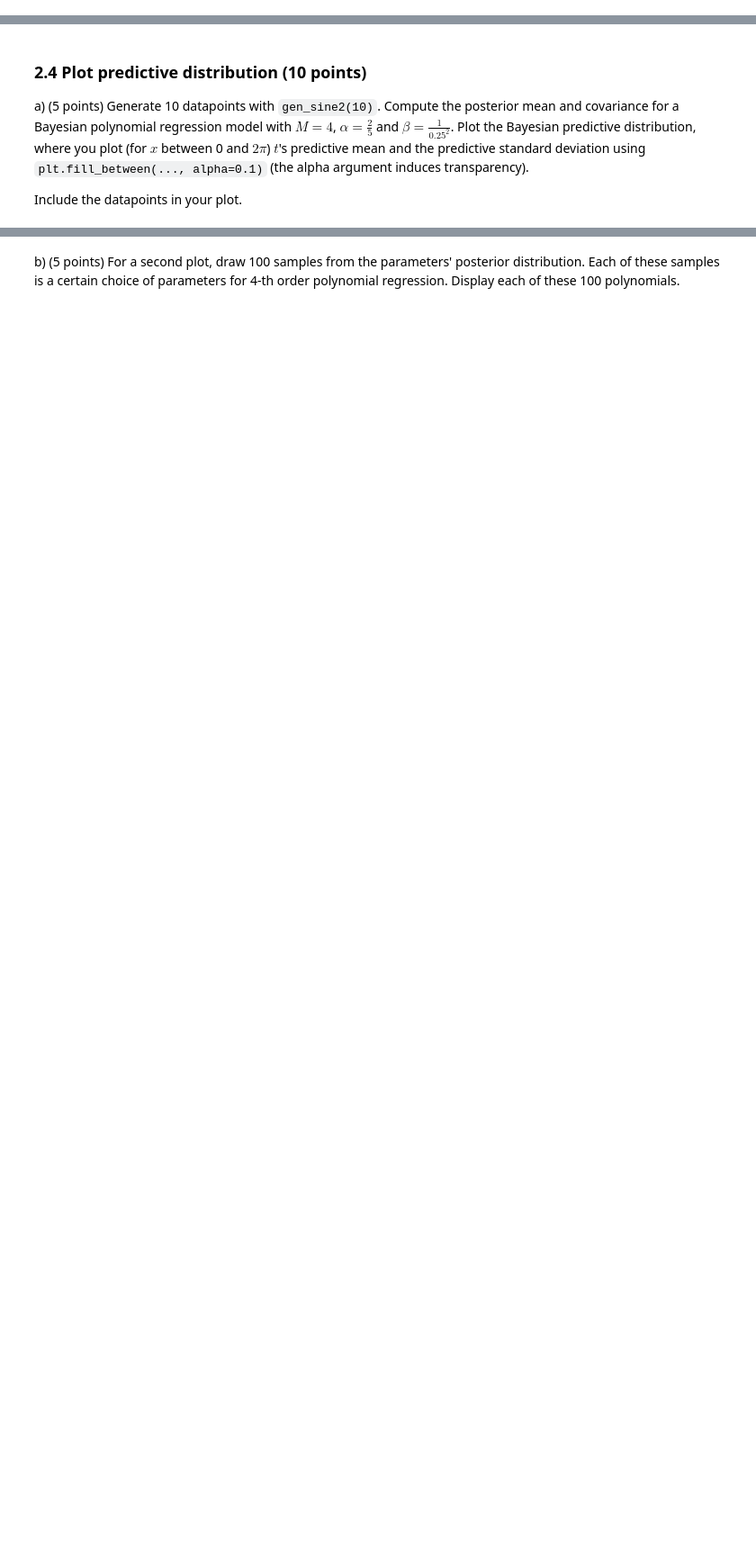
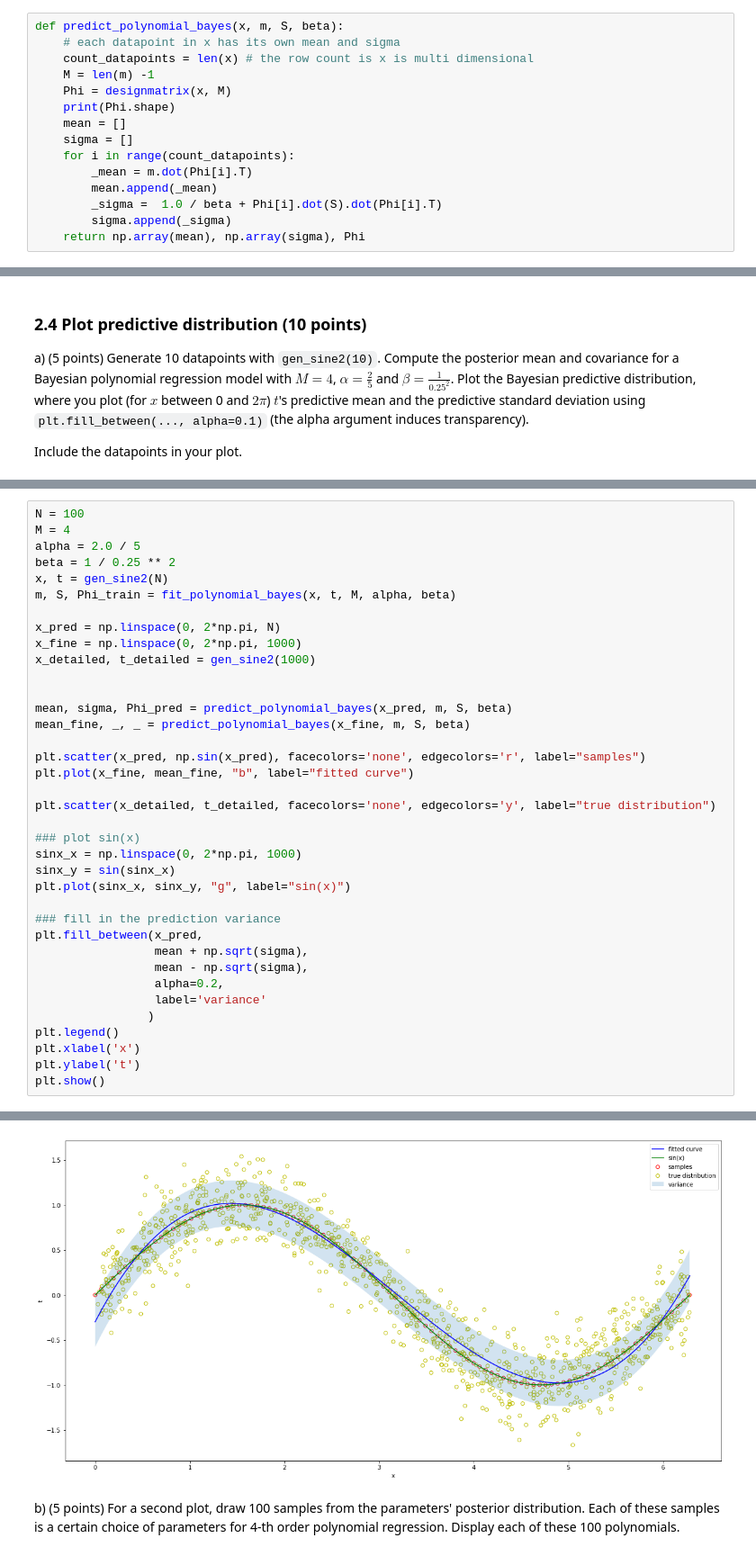
Before and after one commit to wlongxiang/MachineLearning1, a Jupyter notebook: assignments/lab/lab1.ipynb, the cells around one changed output, grey strips where cells are left out. Shown at 90% size. Cells and saved outputs as stored; diff of their text form; blank space fills up the shorter version.

```diff
--- a/assignments/lab/lab1.ipynb
+++ b/assignments/lab/lab1.ipynb
@@ -544,3 +547,18 @@ def predict_polynomial_bayes(x, m, S, beta):
+# %%
+def predict_polynomial_bayes(x, m, S, beta):
+    # each datapoint in x has its own mean and sigma
+    count_datapoints = len(x) # the row count is x is multi dimensional
+    M = len(m) -1
+    Phi = designmatrix(x, M)
+    print(Phi.shape)
+    mean = []
+    sigma = []
+    for i in range(count_datapoints):
+        _mean = m.dot(Phi[i].T)
+        mean.append(_mean)
+        _sigma =  1.0 / beta + Phi[i].dot(S).dot(Phi[i].T)
+        sigma.append(_sigma)
+    return np.array(mean), np.array(sigma), Phi
 # %%
 ### Test your function
 np.random.seed(42)
@@ -566,0 +584,38 @@ raise NotImplementedError()
+# %%
+N = 100
+M = 4
+alpha = 2.0 / 5
+beta = 1 / 0.25 ** 2
+x, t = gen_sine2(N)
+m, S, Phi_train = fit_polynomial_bayes(x, t, M, alpha, beta)
+
+x_pred = np.linspace(0, 2*np.pi, N)
+x_fine = np.linspace(0, 2*np.pi, 1000)
+x_detailed, t_detailed = gen_sine2(1000)
+
+
+mean, sigma, Phi_pred = predict_polynomial_bayes(x_pred, m, S, beta)
+mean_fine, _, _ = predict_polynomial_bayes(x_fine, m, S, beta)
+
+plt.scatter(x_pred, np.sin(x_pred), facecolors='none', edgecolors='r', label="samples")
+plt.plot(x_fine, mean_fine, "b", label="fitted curve")
+
+plt.scatter(x_detailed, t_detailed, facecolors='none', edgecolors='y', label="true distribution")
+
+### plot sin(x)
+sinx_x = np.linspace(0, 2*np.pi, 1000)
+sinx_y = sin(sinx_x)
+plt.plot(sinx_x, sinx_y, "g", label="sin(x)")
+
+### fill in the prediction variance
+plt.fill_between(x_pred,
+                 mean + np.sqrt(sigma),
+                 mean - np.sqrt(sigma),
+                 alpha=0.2,
+                 label='variance'
+                )
+plt.legend()
+plt.xlabel('x')
+plt.ylabel('t')
+plt.show()
+# %% [output]
@@ -567,3 +624,4 @@ raise NotImplementedError()
+[figure, added]
 # %% [markdown]
 b) (5 points) For a second plot, draw 100 samples from the parameters' posterior distribution. Each of these samples is a certain choice of parameters for 4-th order polynomial regression.
 Display each of these 100 polynomials.
```
Also changed, not shown: parts of 16 cells of this notebook, 1 other file.
